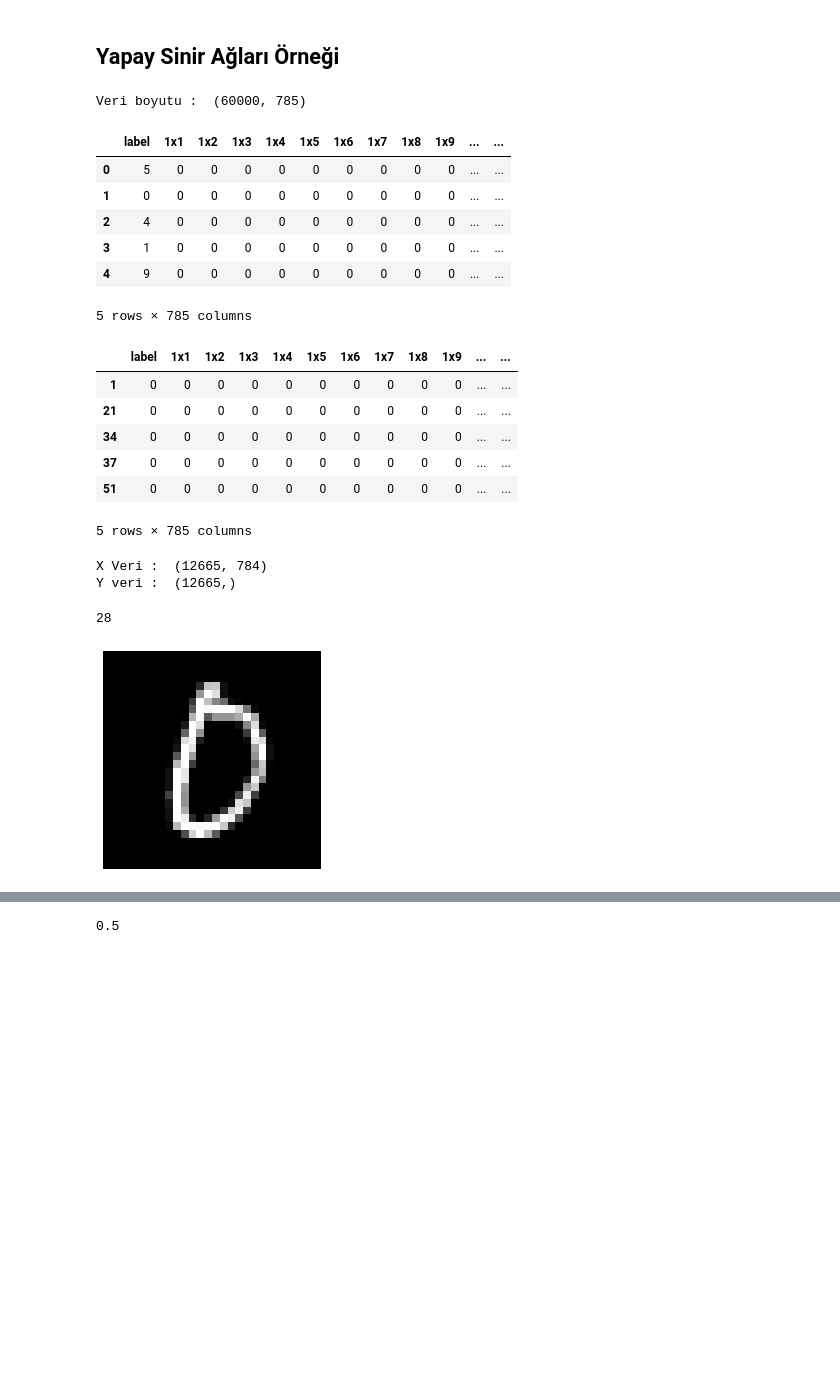
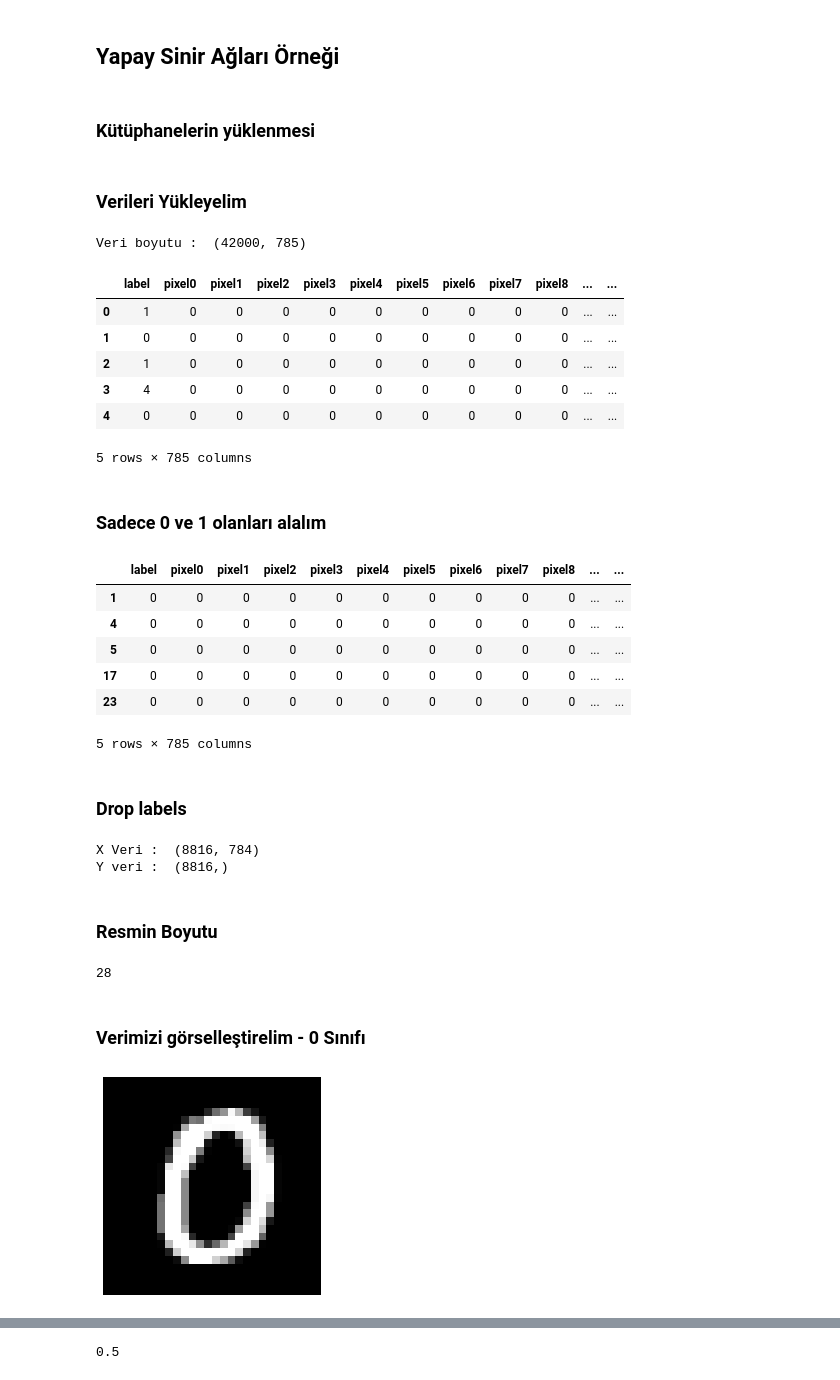
Before and after one commit to VedatBiner/BTK-VeriMaratonu, a Jupyter notebook: YapaySinirAglari.ipynb, the cells around one changed output, grey strips where cells are left out. Saved outputs shown, nothing was run; the diff lists cells and outputs as text; code cells hidden in the pictures; blank space fills up the shorter version.

```diff
--- a/YapaySinirAglari.ipynb
+++ b/YapaySinirAglari.ipynb
@@ -1,5 +1,7 @@
 # %% [markdown]
 ## Yapay Sinir Ağları Örneği
+# %% [markdown]
+### Kütüphanelerin yüklenmesi
 # %%
 # Kütüphaneler
 import numpy as np
@@ -13,21 +15,25 @@ warnings.filterwarnings("ignore")
 
 # derin öğrenmede keras olacak ama sklearn ile train ve test böleceğiz
 from sklearn.model_selection import train_test_split
+# %% [markdown]
+### Verileri Yükleyelim
 # %%
 # Veriyi içeri alalım
-veri = pd.read_csv("C:\DATA\Datasets\mnist_train.csv")
+veri = pd.read_csv("/DATA/datasets/egitim.csv")
 # 28x28 pixel 785 sütunlu bir veri
 print("Veri boyutu : ", veri.shape) # 28x28 pixel ve düzleştirilmiş ve 784 sütun
 veri.head()
 # %% [output]
-Veri boyutu :  (60000, 785)
+Veri boyutu :  (42000, 785)
-|  | label | 1x1 | 1x2 | 1x3 | 1x4 | 1x5 | 1x6 | 1x7 | 1x8 | 1x9 | ... | ... |
-| 0 | 5 | 0 | 0 | 0 | 0 | 0 | 0 | 0 | 0 | 0 | ... | ... |
+|  | label | pixel0 | pixel1 | pixel2 | pixel3 | pixel4 | pixel5 | pixel6 | pixel7 | pixel8 | ... | ... |
+| 0 | 1 | 0 | 0 | 0 | 0 | 0 | 0 | 0 | 0 | 0 | ... | ... |
 | 1 | 0 | 0 | 0 | 0 | 0 | 0 | 0 | 0 | 0 | 0 | ... | ... |
-| 2 | 4 | 0 | 0 | 0 | 0 | 0 | 0 | 0 | 0 | 0 | ... | ... |
-| 3 | 1 | 0 | 0 | 0 | 0 | 0 | 0 | 0 | 0 | 0 | ... | ... |
-| 4 | 9 | 0 | 0 | 0 | 0 | 0 | 0 | 0 | 0 | 0 | ... | ... |
+| 2 | 1 | 0 | 0 | 0 | 0 | 0 | 0 | 0 | 0 | 0 | ... | ... |
+| 3 | 4 | 0 | 0 | 0 | 0 | 0 | 0 | 0 | 0 | 0 | ... | ... |
+| 4 | 0 | 0 | 0 | 0 | 0 | 0 | 0 | 0 | 0 | 0 | ... | ... |
 5 rows × 785 columns
+# %% [markdown]
+### Sadece 0 ve 1 olanları alalım
 # %%
 # Sadece etiketi 1 ve 0 olanları alalım.
 label_filtre0 = 0 # etiket 0
@@ -36,13 +42,15 @@ label_filtre1 = 1 # etiket 1
 veri = pd.concat([veri[veri["label"] == label_filtre0], veri[veri["label"] == label_filtre1]], axis = 0)
 veri.head()
 # %% [output]
-|  | label | 1x1 | 1x2 | 1x3 | 1x4 | 1x5 | 1x6 | 1x7 | 1x8 | 1x9 | ... | ... |
+|  | label | pixel0 | pixel1 | pixel2 | pixel3 | pixel4 | pixel5 | pixel6 | pixel7 | pixel8 | ... | ... |
 | 1 | 0 | 0 | 0 | 0 | 0 | 0 | 0 | 0 | 0 | 0 | ... | ... |
-| 21 | 0 | 0 | 0 | 0 | 0 | 0 | 0 | 0 | 0 | 0 | ... | ... |
-| 34 | 0 | 0 | 0 | 0 | 0 | 0 | 0 | 0 | 0 | 0 | ... | ... |
-| 37 | 0 | 0 | 0 | 0 | 0 | 0 | 0 | 0 | 0 | 0 | ... | ... |
-| 51 | 0 | 0 | 0 | 0 | 0 | 0 | 0 | 0 | 0 | 0 | ... | ... |
+| 4 | 0 | 0 | 0 | 0 | 0 | 0 | 0 | 0 | 0 | 0 | ... | ... |
+| 5 | 0 | 0 | 0 | 0 | 0 | 0 | 0 | 0 | 0 | 0 | ... | ... |
+| 17 | 0 | 0 | 0 | 0 | 0 | 0 | 0 | 0 | 0 | 0 | ... | ... |
+| 23 | 0 | 0 | 0 | 0 | 0 | 0 | 0 | 0 | 0 | 0 | ... | ... |
 5 rows × 785 columns
+# %% [markdown]
+### Drop labels
 # %%
 # drop labels
 Y_veri = veri["label"]
@@ -51,20 +59,24 @@ X_veri = veri.drop(["label"], axis = 1)
 print("X Veri : ", X_veri.shape)
 print("Y veri : ", Y_veri.shape)
 # %% [output]
-X Veri :  (12665, 784)
-Y veri :  (12665,)
+X Veri :  (8816, 784)
+Y veri :  (8816,)
+# %% [markdown]
+### Resmin Boyutu
 # %%
 # resmin boyutu
 resim_boyutu = int(np.sqrt(X_veri.shape[1]))
 resim_boyutu
 # %% [output]
 28
+# %% [markdown]
+### Verimizi görselleştirelim - 0 Sınıfı
 # %%
 # Görsel - 0 sınıfı
-resim1 = X_veri.iloc[900].values
+resim1 = X_veri.iloc[1000].values # Bu değeri tahminen yakaladım
 resim1 = resim1.reshape((resim_boyutu, resim_boyutu))
 plt.imshow(resim1, cmap = "gray")
 plt.axis("off")
 plt.show()
 # %% [output]
-[figure, old version]
+[figure, new version]
```
Also changed, not shown: parts of 20 cells of this notebook, 1 other file.
